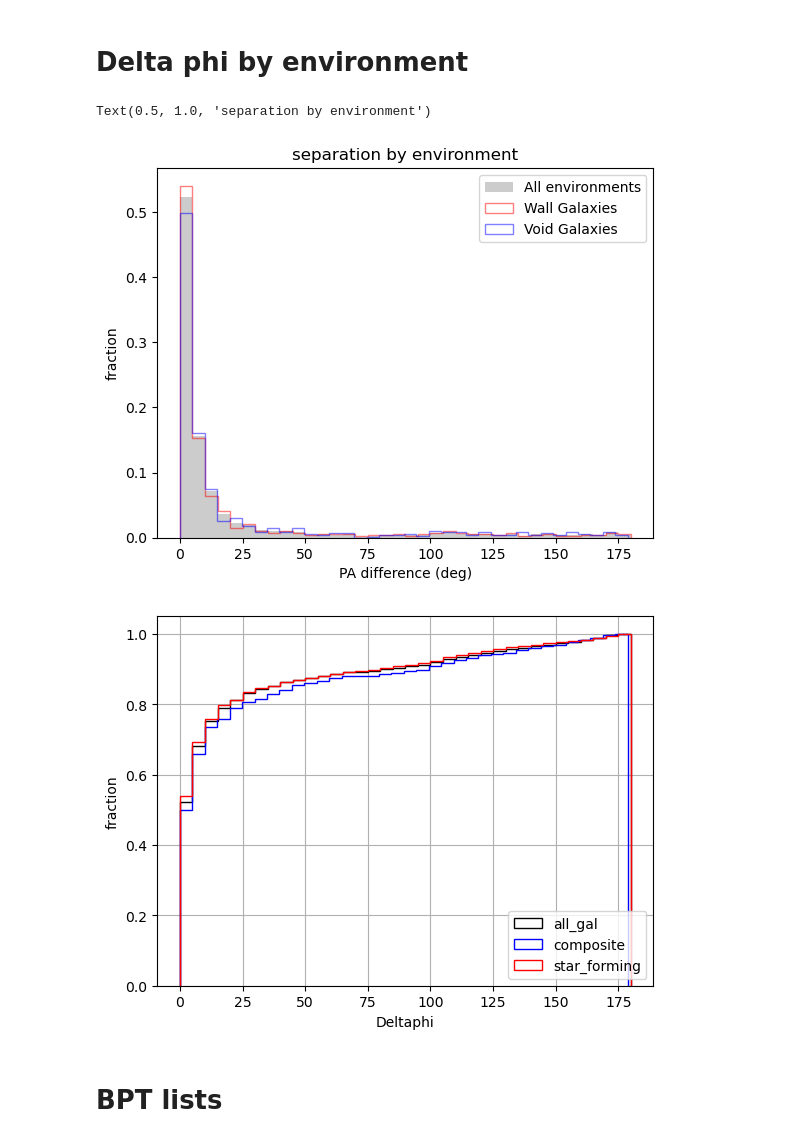
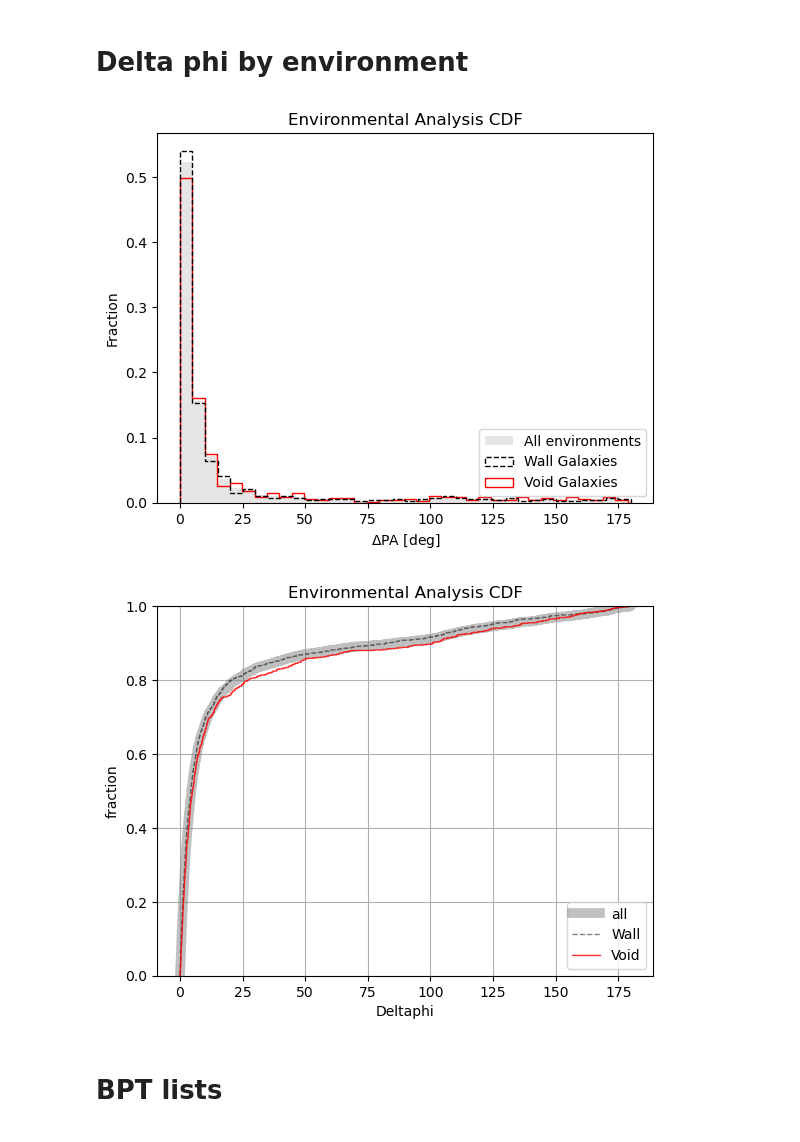
Before and after one commit to DESI-UR/MaNGA-VelMap, a Jupyter notebook: Notebooks/environment_class.ipynb, the cells around one changed output. Saved outputs shown, nothing was run; the diff lists cells and outputs as text; code cells hidden in the pictures.

```diff
--- a/Notebooks/environment_class.ipynb
+++ b/Notebooks/environment_class.ipynb
@@ -6,5 +6,6 @@ import os
 # %%
 data_folder = "/Users/Emlilio/School/Internships/UR ASTRO/Data/"
 # %%
-drpall_fn = data_folder + 'MaNGA_DR17_BPT_vflag.fits'
+drpall_fn = data_folder + 'MaNGA_DR17_BPT_vflag_CMD_sfr_mstar.fits'
 drpall_env = Table.read(drpall_fn, format="fits",hdu=1)
+drpall_env[:10]
@@ -20,5 +35,15 @@ for i in range(len(drpall)):                        #looping through drpall and
 # %%
 if 'DPA' not in drpall.colnames:
     drpall['DPA'] = np.ones(len(drpall)) * -999
-drpall[1]
+
+
+if 'BPT_CLASS' not in drpall.colnames:
+    drpall['BPT_CLASS'] = np.ones(len(drpall)) * -999
+
+if 'ENV' not in drpall.colnames:
+    drpall['ENV'] = np.ones(len(drpall)) * -999
+
+
+index = drpall_dict['9883-12702']
+drpall[:50]
 # %% [output]
@@ -137,8 +228,11 @@ all_env  = []
 for plateifu in data_set:
     index = drpall_dict[plateifu]
     gal_class = drpall_env['BPT_class'][index]
+    drpall['BPT_CLASS'][index] =  gal_class
     deltaphi = abs((drpall['stellar_PA'][index] - drpall['PA'][index])*180/np.pi)
     env_type = drpall_env['vflag_VF'][index]
+    drpall['ENV'][index] =  env_type
+
    # chi2 = drpall['chi_nu'][index]
    # schi2 = drpall['stellar_chi_nu'][index]
    # if chi2>200 or schi2>200:
@@ -165,40 +259,50 @@ len(all_env)
 weights_all_env  = np.ones_like(all_env) / len(all_env)
 weights_wall  = np.ones_like(wall_gal) / len(wall_gal)
 weights_void = np.ones_like(void_gal) / len(void_gal)
-
+fig = plt.figure()
+axs = fig.subplots(1, sharex=True, sharey=True)
 bins_env = 36
 
-plt.hist(all_env, bins = bins_env,weights = weights_all_env, color = 'black', alpha = .2, label = 'All environments')
-plt.hist(wall_gal, bins = bins_env,weights = weights_wall, color = 'red' , label = 'Wall Galaxies', histtype='step',alpha = .5)
-plt.hist(void_gal, bins = bins_env,weights = weights_void, color = 'blue', label = 'Void Galaxies', histtype='step',alpha = .5)
 
-plt.legend(loc='upper right', fancybox=True, framealpha=0.8, fontsize=10)
+
+
+plt.hist(all_env, bins = bins_env,weights = weights_all_env, color = 'grey', alpha = .2, label = 'All environments')
+plt.hist(wall_gal, bins = bins_env,weights = weights_wall, color = 'black' , zorder = 3, label = 'Wall Galaxies', histtype='step',alpha = 1, linestyle = '--')
+plt.hist(void_gal, bins = bins_env,weights = weights_void, color = 'red', label = 'Void Galaxies', histtype='step',alpha = 1)
+
+plt.legend(loc='lower right', fancybox=True, framealpha=0.8, fontsize=10)
 
 #plt.xlim(0,round(np.max(all_env)+1))
-plt.ylabel('fraction')
+plt.ylabel('Fraction')
 
-plt.xlabel('PA difference (deg)')
+plt.xlabel(r'$\Delta$PA [deg]')
 
-plt.title('separation by environment')
+plt.title('Environmental Analysis CDF')
+plt.savefig(data_folder+'Plots/poster_plots/env_analysis.png', dpi = 600)
 # %% [output]
-Text(0.5, 1.0, 'separation by environment')
-[figure, old version]
+[figure, new version]
 # %%
 fig = plt.figure()
 axs = fig.subplots(1, sharex=True, sharey=True)
 
+axs.ecdf(all_env, label="all", color = 'grey',alpha = 0.5,linewidth = 7)
+axs.ecdf(wall_gal, label="Wall", color = 'black',alpha = 0.5,linewidth = 1, linestyle = '--')
+axs.ecdf(void_gal, label="Void", color = 'red',alpha = 0.8,linewidth = 1)
 
-n, bins, patches = axs.hist(all_env, 36, density=True, histtype="step", cumulative=True, label="all_gal", color = 'black')
-n, bins, patches = axs.hist(void_gal, 36, density=True, histtype="step", cumulative=True, label="composite", color = 'blue')
-n, bins, patches = axs.hist(wall_gal, 36, density=True, histtype="step", cumulative=True, label="star_forming", color = 'red')
+axs.grid(True)
+#n, bins, patches = axs.hist(all_env, 36, density=True, histtype="step", cumulative=True, label="all_gal", color = 'black')
+#n, bins, patches = axs.hist(void_gal, 36, density=True, histtype="step", cumulative=True, label="composite", color = 'blue')
+#n, bins, patches = axs.hist(wall_gal, 36, density=True, histtype="step", cumulative=True, label="star_forming", color = 'red')
 axs.grid(True)
 axs.legend(loc='lower right', fancybox=True, framealpha=0.8, fontsize=10)
 axs.set_xlabel("Deltaphi")
 axs.set_ylabel("fraction")
+plt.title('Environmental Analysis CDF')
+
 axs.label_outer()
-plt.show()
+plt.savefig(data_folder+'Plots/poster_plots/env_cdf.png', dpi = 600)
 # %% [output]
-[figure, old version]
+[figure, new version]
 # %% [markdown]
 # BPT lists
 # %%
```
Also changed, not shown: parts of 34 cells of this notebook.
